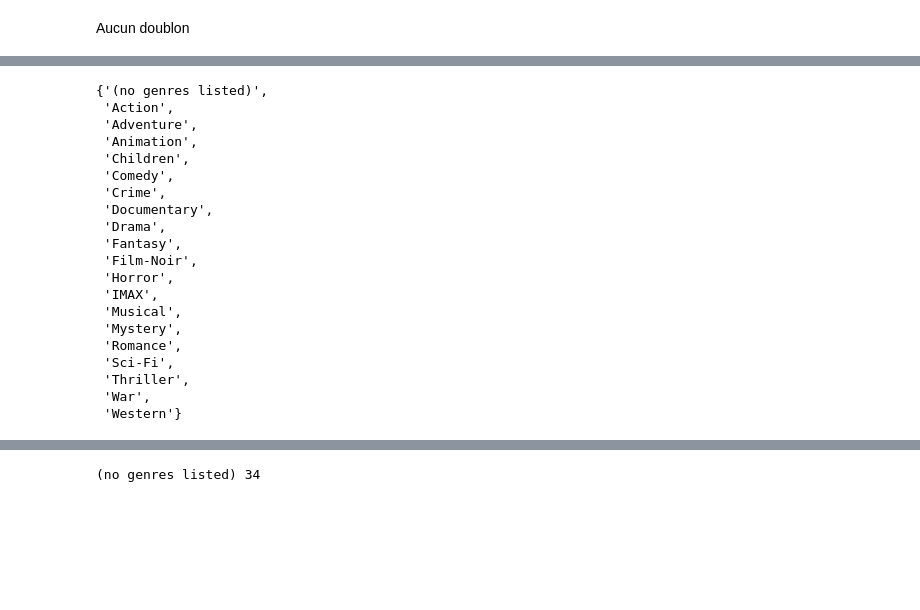
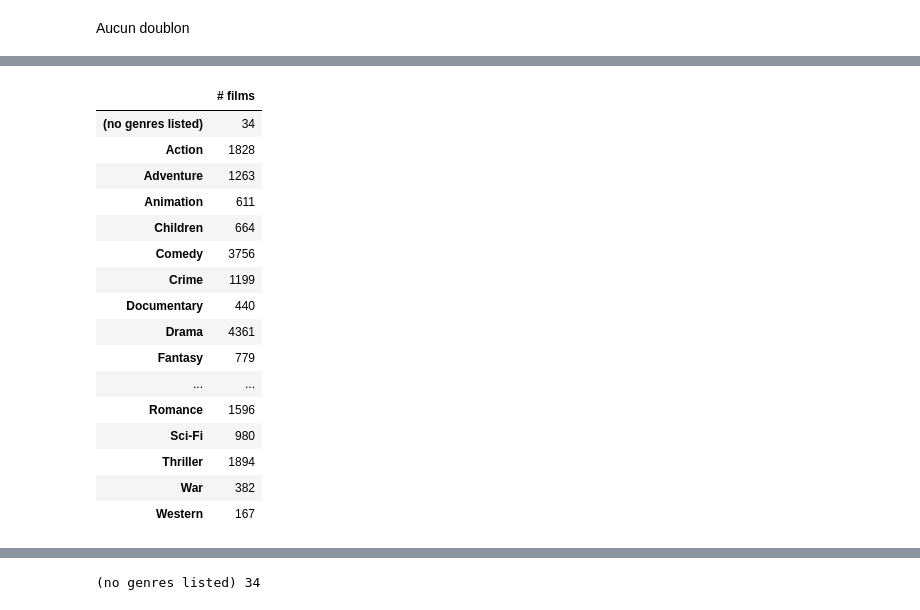
Before and after one commit to jfgagnon00/MovieLens, a Jupyter notebook: Pretraitement.ipynb, the cells around one changed output, grey strips where cells are left out. Cells and saved outputs as stored; diff of their text form; code cells hidden in the pictures; blank space fills up the shorter version.

```diff
--- a/Pretraitement.ipynb
+++ b/Pretraitement.ipynb
@@ -311,24 +310,35 @@ Aucun doublon
 #
 # validation modalites genres
 #
-def genres_str_to_array(genres, splitter):
-    if isinstance(genres, str):
-        return genres.split(splitter)
+def show_unique_genres(sort_effectif=False):
+    genres_count = {}
+
+    def add(genre):
+        if genre in genres_count:
+            genres_count[genre] += 1
+        else:
+            genres_count[genre] = 1
+
+    for genres_str in mvl_dataset.movies.genres:
+        if genres_str is None:
+            add(None)
+        else:
+            genre_array = genres_str.split(configs.dataset.genre_splitter)
+            for genre in genre_array:
+                add(genre)
+
+    genres_df = pd.Series(data=genres_count.values(),
+                          index=genres_count.keys(),
+                          name="# films")
+
+    if sort_effectif:
+        #genres_df /= mvl_dataset.movies.shape[0] / 100
+        genres_df.sort_values(ascending=False, inplace=True)
     else:
-        return genres
+        genres_df.sort_index(inplace=True)
 
-def gather_unique_genres(genres_str, genres_splitter, final_set):
-    genres_array = genres_str_to_array(genres_str, genres_splitter)
-    if len(genres_array) > 0:
-        final_set.update(genres_array)
-
-def show_unique_genres():
-    genres_set = set()
-    mvl_dataset.movies.genres.apply(gather_unique_genres,
-                                    args=(configs.dataset.genre_splitter, genres_set))
-
-    print("Genres:", len(genres_set), "modalités")
-    display(genres_set)
+    print("Unique genres:", genres_df.shape[0])
+    display(genres_df.to_frame())
 
 show_unique_genres()
 # %% [output]
@@ -336,23 +346,20 @@ Genres: 20 modalités
-{'(no genres listed)',
- 'Action',
- 'Adventure',
- 'Animation',
- 'Children',
- 'Comedy',
- 'Crime',
- 'Documentary',
- 'Drama',
- 'Fantasy',
- 'Film-Noir',
- 'Horror',
- 'IMAX',
- 'Musical',
- 'Mystery',
- 'Romance',
- 'Sci-Fi',
- 'Thriller',
- 'War',
- 'Western'}
+|  | # films |
+| (no genres listed) | 34 |
+| Action | 1828 |
+| Adventure | 1263 |
+| Animation | 611 |
+| Children | 664 |
+| Comedy | 3756 |
+| Crime | 1199 |
+| Documentary | 440 |
+| Drama | 4361 |
+| Fantasy | 779 |
+| ... | ... |
+| Romance | 1596 |
+| Sci-Fi | 980 |
+| Thriller | 1894 |
+| War | 382 |
+| Western | 167 |
 # %% [markdown]
 <font class="answer">
 
```
Also changed, not shown: parts of 19 cells of this notebook, 1 other file.
